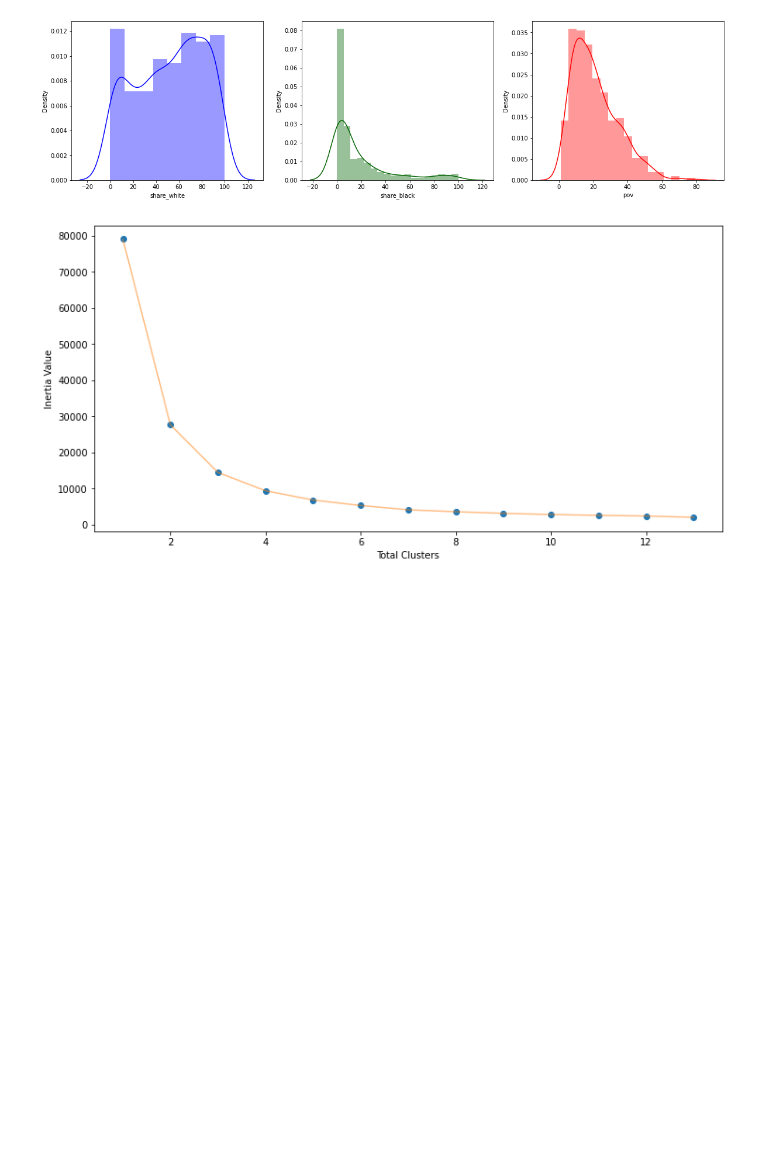
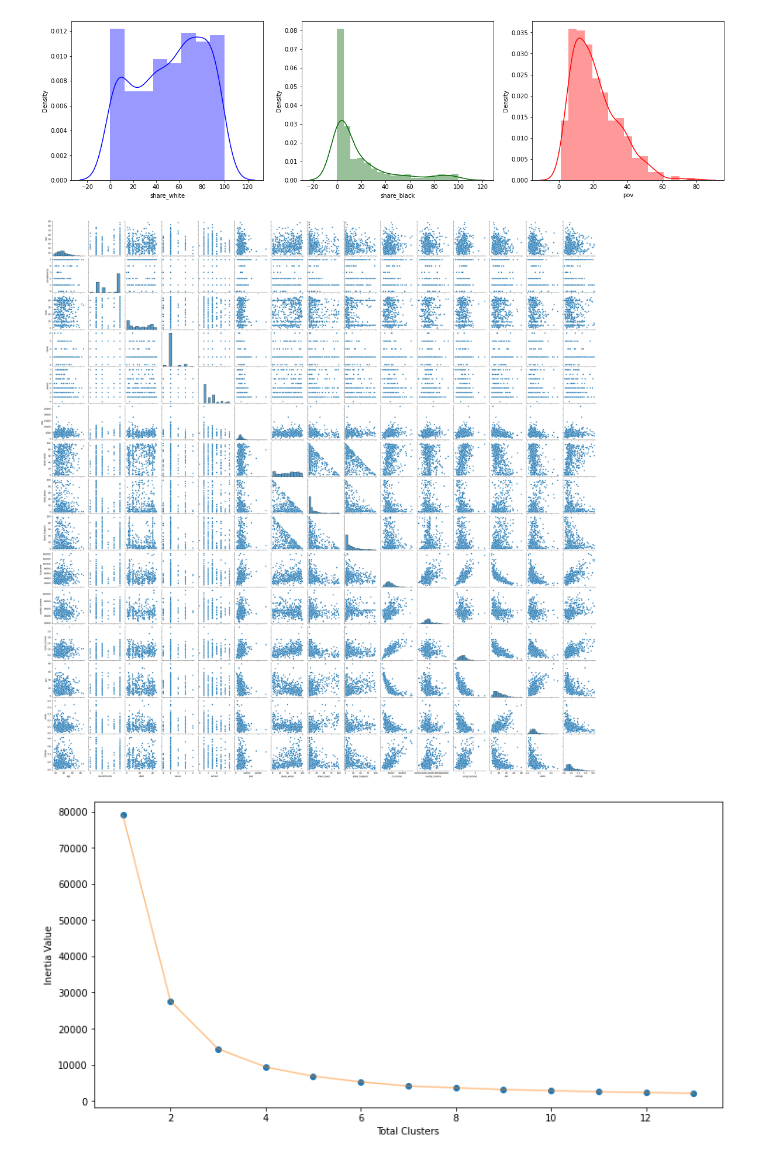
Before and after one commit to DavidOloyede/police-killings, a Jupyter notebook: modeling.ipynb, the cells around one changed output. Saved outputs shown, nothing was run; the diff lists cells and outputs as text; code cells hidden in the pictures; blank space fills up the shorter version.

```diff
--- a/modeling.ipynb
+++ b/modeling.ipynb
@@ -103,8 +103,10 @@ plt.show()
 # %% [output]
 [figure]
 # %%
-#sns.pairplot(df)
-#plt.show()
+sns.pairplot(df)
+plt.show()
+# %% [output]
+[figure, added]
 # %%
 # X1 = df[['raceethnicity', 'pov']].values
 # inertia_list1 = []
```
Also changed, not shown: parts of 8 cells of this notebook.
